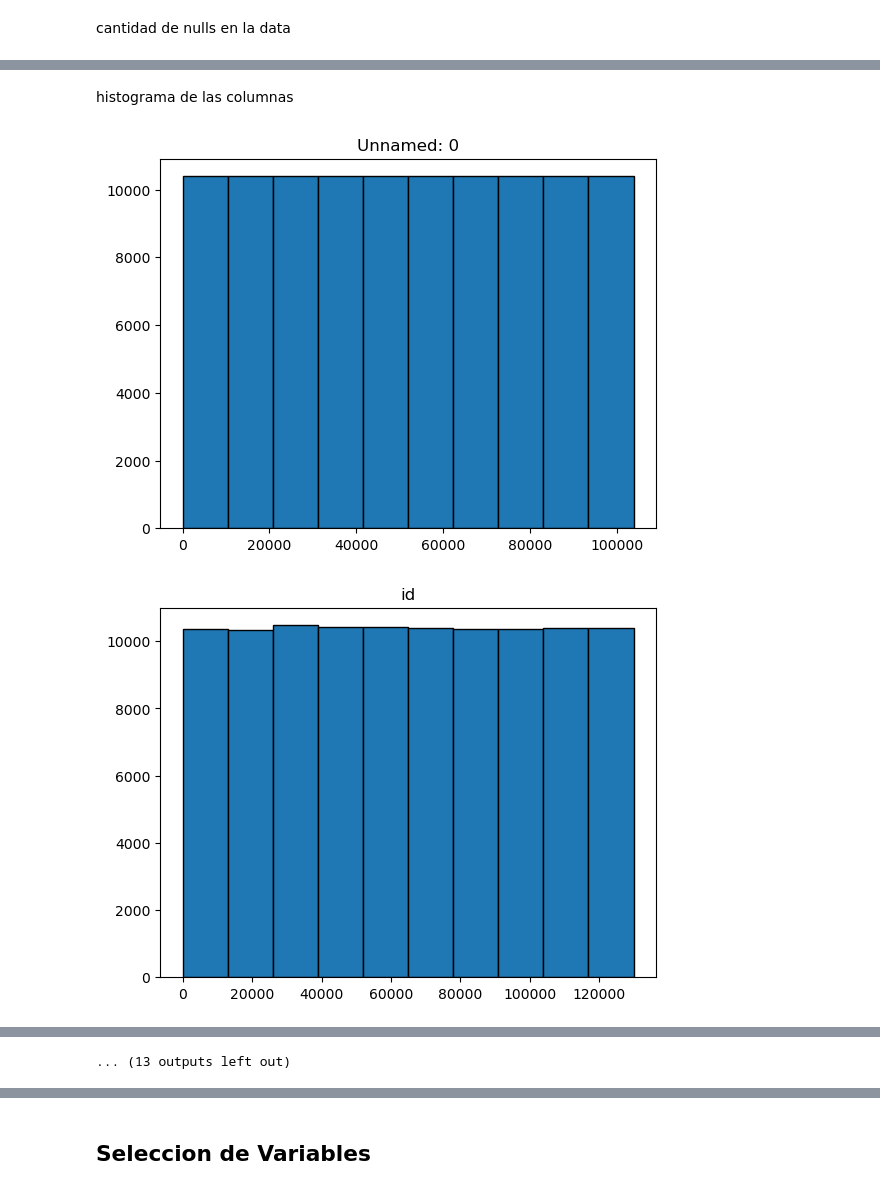
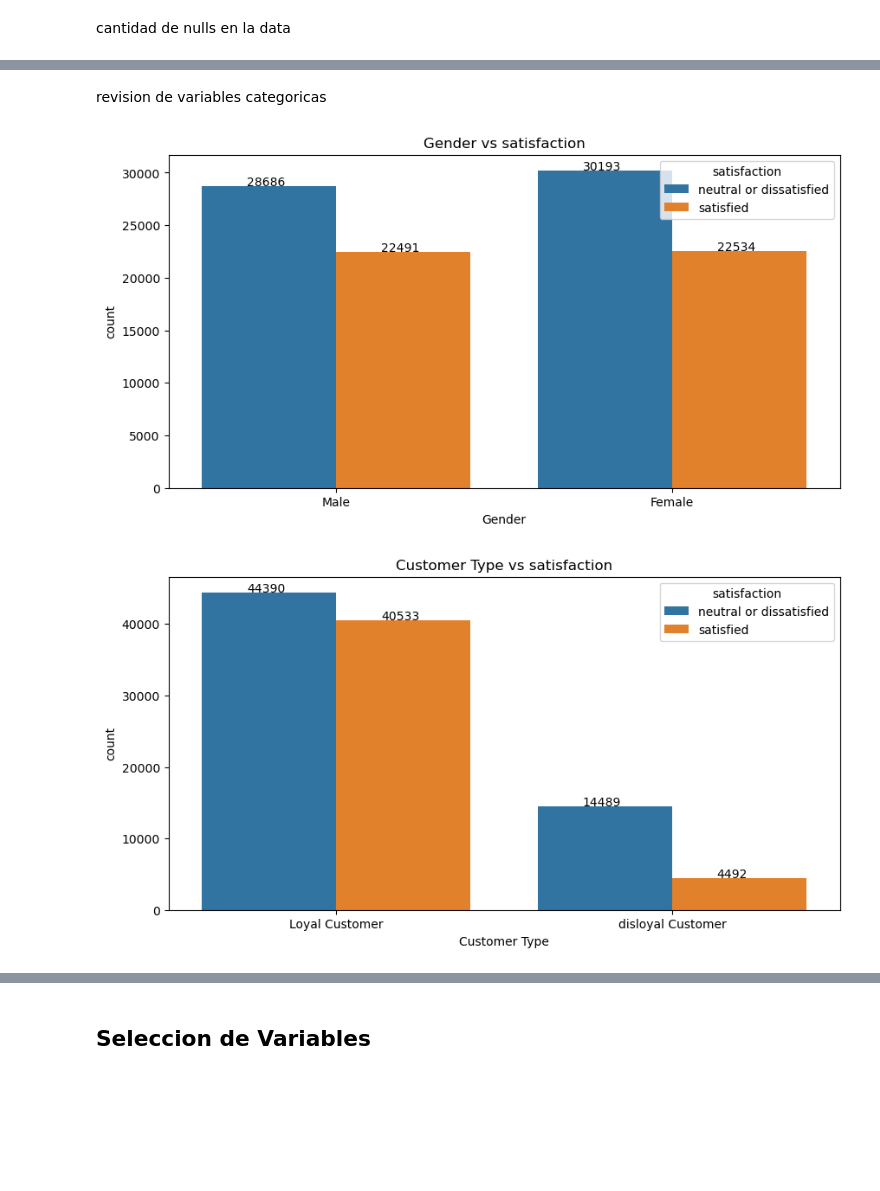
Before and after one commit to am23006810/StatisticalLearningI-ProyectoFinal, a Jupyter notebook: proyectofinal.ipynb, the cells around one changed output, grey strips where cells are left out. Drawn from its saved outputs; the diff is of its cells as text; code cells hidden in the pictures; blank space fills up the shorter version.

```diff
--- a/proyectofinal.ipynb
+++ b/proyectofinal.ipynb
@@ -109,12 +111,23 @@ Arrival Delay in Minutes             0.002984
 satisfaction                         0.000000
 dtype: float64
 # %% [markdown]
-histograma de las columnas
+revision de variables categoricas
+# %%
+def plotCatColumn_vrs_Target(df,colname,target):
+  plt.figure(figsize=(10,5))
+  plot = sns.countplot(x=df[colname],hue=df[target])
+  plt.title(f'{colname} vs {target}')
+
+  for p in plot.patches:
+    plt.annotate(p.get_height(),(p.get_x()+p.get_width()/3,p.get_height()+50))
+
+  plt.show()
 # %%
-for col in dataTrain.columns:
-    plot = dataTrain[col].hist(edgecolor='black',grid=False)
-    plt.title(col)
-    plt.show()
+cat_wo_target = categoricas.copy()
+cat_wo_target.remove('satisfaction')
+
+for catCol in cat_wo_target:
+  plotCatColumn_vrs_Target(dataTrain,catCol,'satisfaction')
 # %% [output]
-[figure, old version]
+[figure, new version]
-[figure, old version]
+[figure, new version]
@@ -131 +135,0 @@ for col in dataTrain.columns:
-... (13 outputs left out)
```
Also changed, not shown: parts of 7 cells of this notebook.
